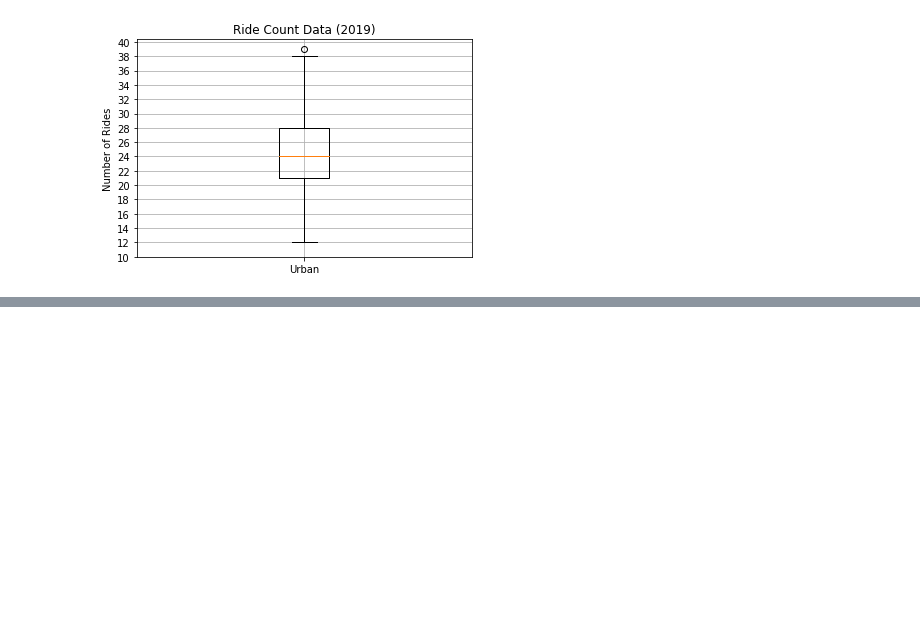
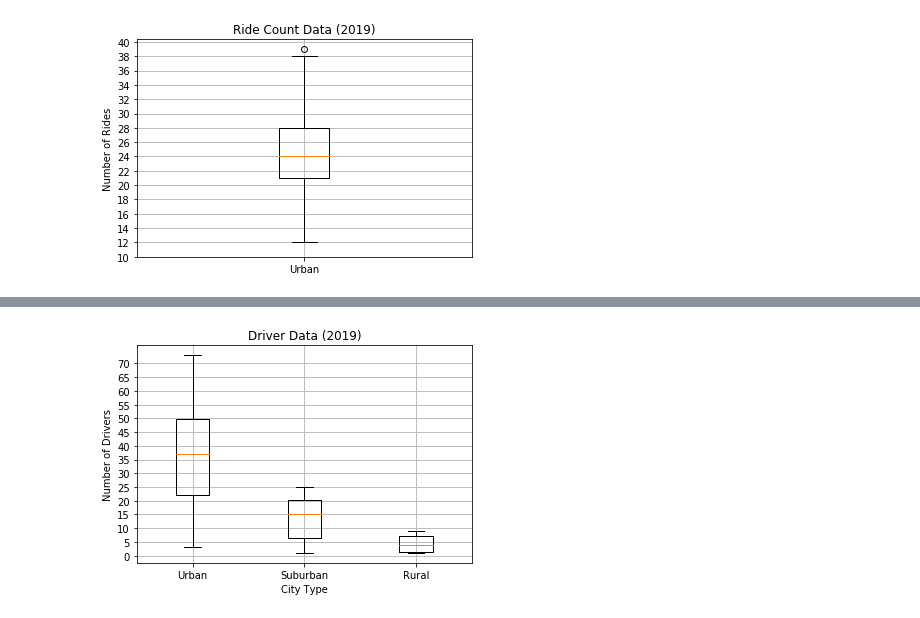
Before and after one commit to reed-boeger/PyBer_Analysis, a Jupyter notebook: PyBer.ipynb, the cells around one changed output, grey strips where cells are left out. Cells and saved outputs as stored; diff of their text form; code cells hidden in the pictures; blank space fills up the shorter version.

```diff
--- a/PyBer.ipynb
+++ b/PyBer.ipynb
@@ -403,0 +470,16 @@ plt.show()
+# %%
+# Create a box-and-whisker plot for the urban fare data.
+x_labels = ["Urban", "Suburban", "Rural"]
+driver_data = [urban_driver_count, suburban_driver_count, rural_driver_count]
+fig, ax = plt.subplots()
+ax.boxplot(driver_data, labels=x_labels)
+# Add the title, y-axis label and grid.
+ax.set_title('Driver Data (2019)')
+ax.set_ylabel('Number of Drivers')
+ax.set_xlabel('City Type')
+ax.set_yticks(np.arange(0, 75, step=5.0))
+ax.grid()
+plt.savefig("analysis/Fig4.png")
+plt.show()
+# %% [output]
+[figure, added]
```
Also changed, not shown: parts of 6 cells of this notebook.
